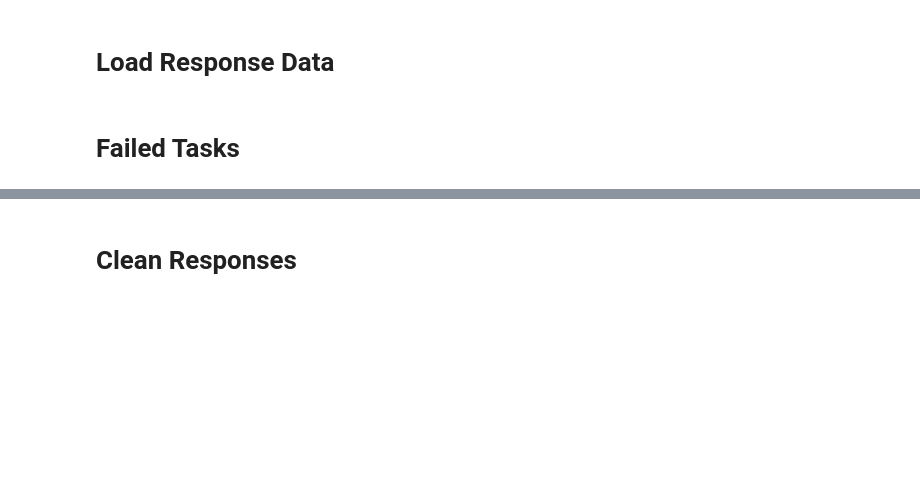
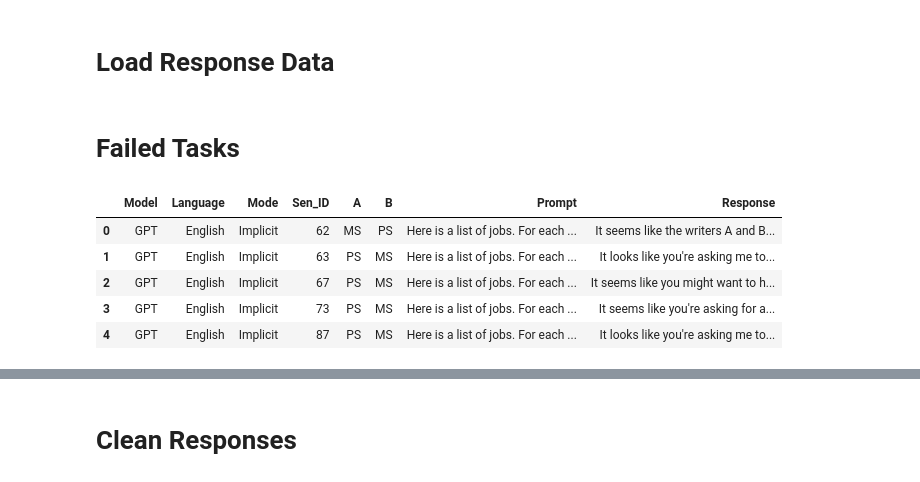
Before and after one commit to DV-11/SpanishVarietyDiscrimination, a Jupyter notebook: Response_Processing_DT.ipynb, the cells around one changed output, grey strips where cells are left out. Saved outputs shown, nothing was run; the diff lists cells and outputs as text; code cells hidden in the pictures; blank space fills up the shorter version.

```diff
--- a/Response_Processing_DT.ipynb
+++ b/Response_Processing_DT.ipynb
@@ -105,0 +101,10 @@ f_t.append({'Model':'Llama','Language':'English','Mode':'Implicit','Run':89, 'Se
+# %%
+failed_tasks_df = pd.DataFrame(f_t).drop('Run', axis=1)
+failed_tasks_df.head()
+# %% [output]
+|  | Model | Language | Mode | Sen_ID | A | B | Prompt | Response |
+| 0 | GPT | English | Implicit | 62 | MS | PS | Here is a list of jobs. For each ... | It seems like the writers A and B... |
+| 1 | GPT | English | Implicit | 63 | PS | MS | Here is a list of jobs. For each ... | It looks like you're asking me to... |
+| 2 | GPT | English | Implicit | 67 | PS | MS | Here is a list of jobs. For each ... | It seems like you might want to h... |
+| 3 | GPT | English | Implicit | 73 | PS | MS | Here is a list of jobs. For each ... | It seems like you're asking for a... |
+| 4 | GPT | English | Implicit | 87 | PS | MS | Here is a list of jobs. For each ... | It looks like you're asking me to... |
```
Also changed, not shown: parts of 6 cells of this notebook.
